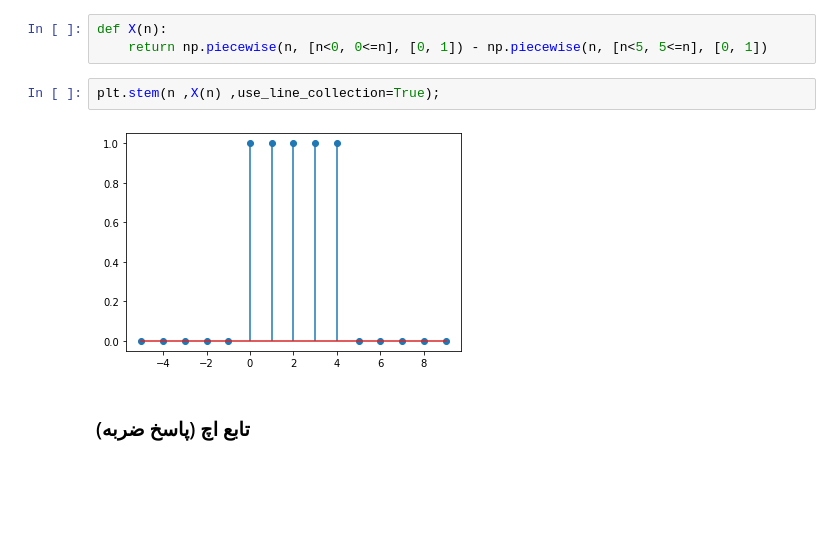
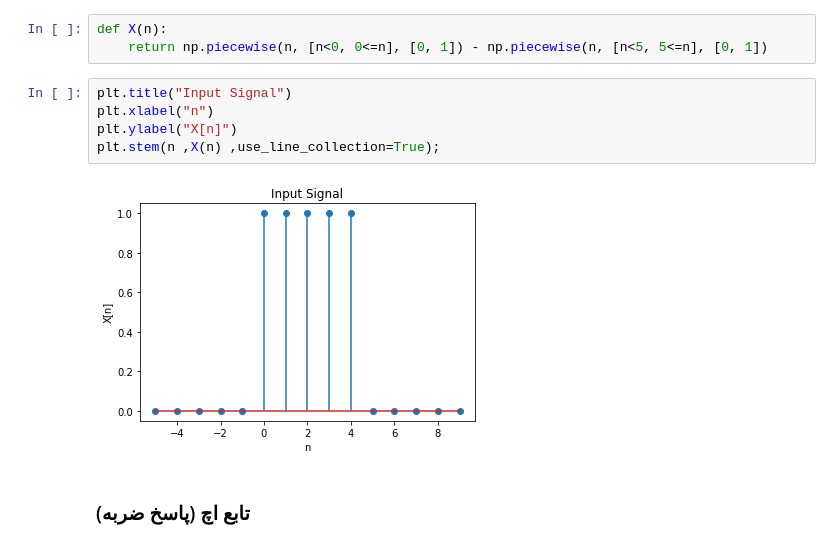
Before and after one commit to ae2079/SS_CA1, a Jupyter notebook: Descrete Time System Respose.ipynb, the cells around one changed output. Drawn from its saved outputs; the diff is of its cells as text; blank space fills up the shorter version.

```diff
--- a/Descrete Time System Respose.ipynb
+++ b/Descrete Time System Respose.ipynb
@@ -15,9 +11,12 @@ array([-5, -4, -3, -2, -1,  0,  1,  2,  3,  4,  5,  6,  7,  8,  9])
 def X(n):
     return np.piecewise(n, [n<0, 0<=n], [0, 1]) - np.piecewise(n, [n<5, 5<=n], [0, 1])
 # %%
+plt.title("Input Signal")
+plt.xlabel("n")
+plt.ylabel("X[n]")
 plt.stem(n ,X(n) ,use_line_collection=True);
 # %% [output]
-[figure, old version]
+[figure, new version]
 # %% [markdown]
 ### تابع اچ (پاسخ ضربه)
 # %%
```
Also changed, not shown: parts of 2 cells of this notebook, 7 other files.
